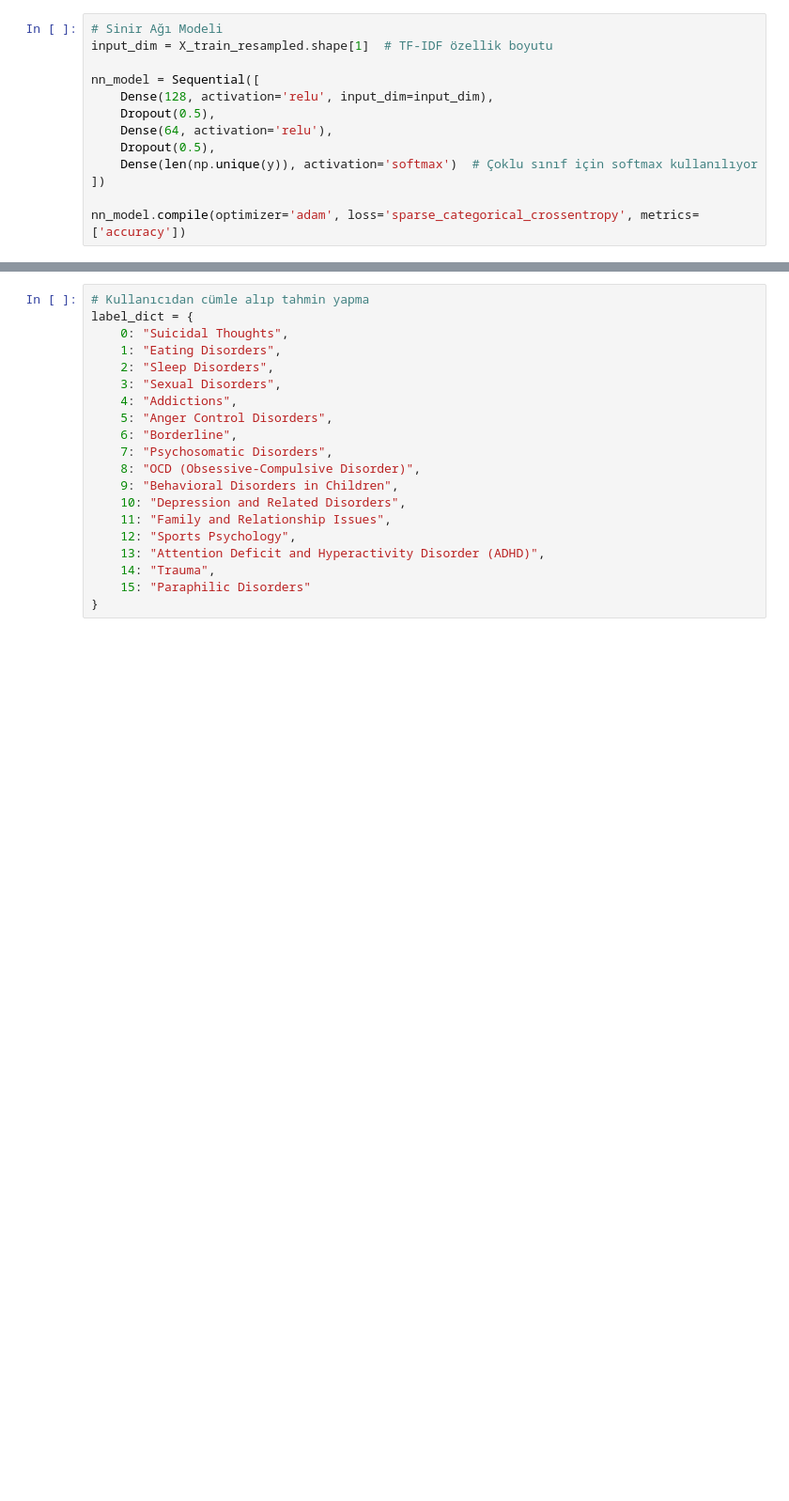
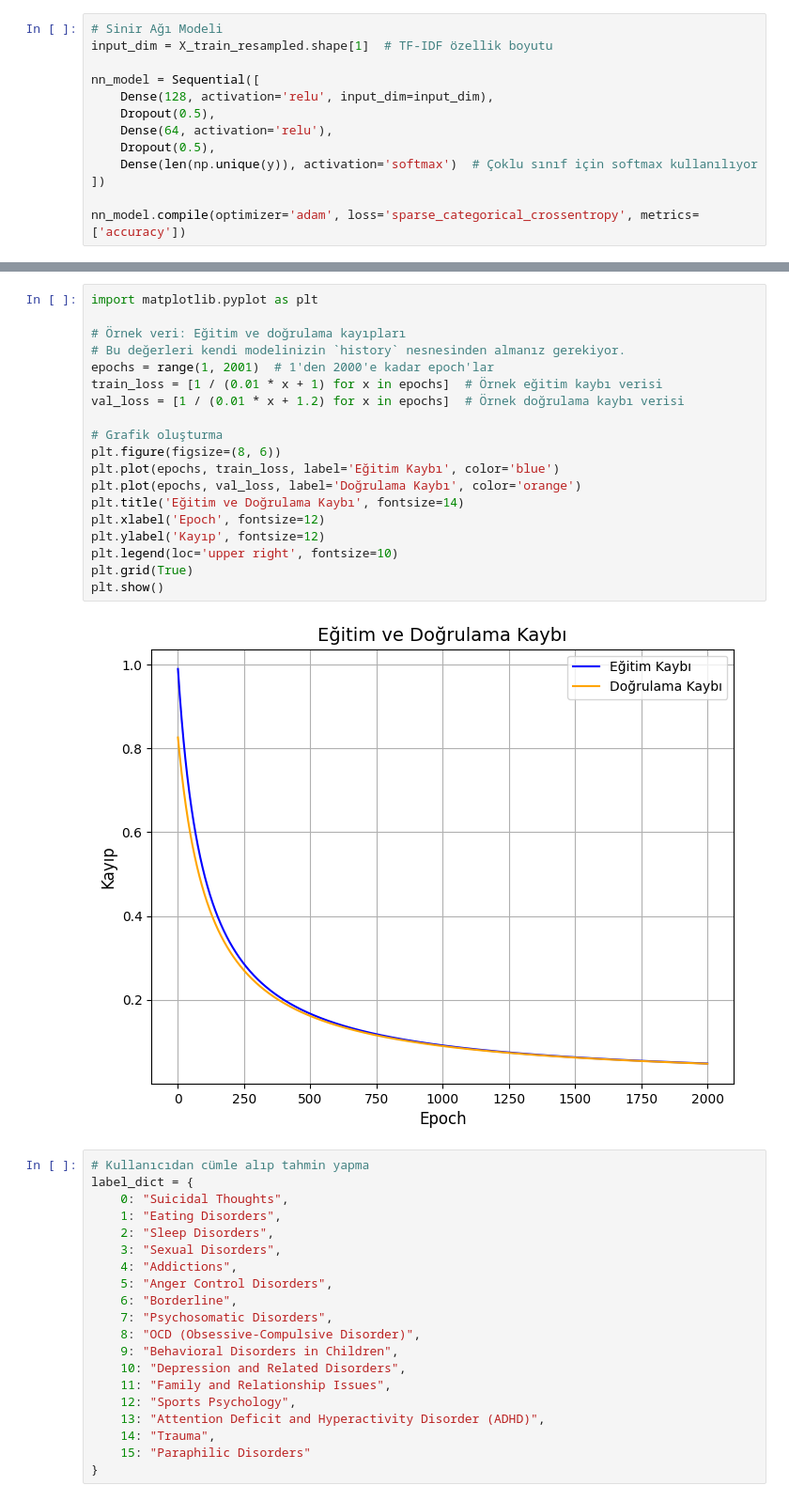
Before and after one commit to mehmetmericyaman/NLP-project, a Jupyter notebook: NLP_PROJE.ipynb, the cells around one changed output, grey strips where cells are left out. Shown: that part at 94% size. Drawn from its saved outputs; the diff is of its cells as text; blank space fills up the shorter version.

```diff
--- a/NLP_PROJE.ipynb
+++ b/NLP_PROJE.ipynb
@@ -145,3 +144,24 @@ weighted avg       0.78      0.78      0.77       289
+# %%
+import matplotlib.pyplot as plt
+
+# Örnek veri: Eğitim ve doğrulama kayıpları
+# Bu değerleri kendi modelinizin `history` nesnesinden almanız gerekiyor.
+epochs = range(1, 2001)  # 1'den 2000'e kadar epoch'lar
+train_loss = [1 / (0.01 * x + 1) for x in epochs]  # Örnek eğitim kaybı verisi
+val_loss = [1 / (0.01 * x + 1.2) for x in epochs]  # Örnek doğrulama kaybı verisi
+
+# Grafik oluşturma
+plt.figure(figsize=(8, 6))
+plt.plot(epochs, train_loss, label='Eğitim Kaybı', color='blue')
+plt.plot(epochs, val_loss, label='Doğrulama Kaybı', color='orange')
+plt.title('Eğitim ve Doğrulama Kaybı', fontsize=14)
+plt.xlabel('Epoch', fontsize=12)
+plt.ylabel('Kayıp', fontsize=12)
+plt.legend(loc='upper right', fontsize=10)
+plt.grid(True)
+plt.show()
+# %% [output]
+[figure, added]
 # %%
 # Kullanıcıdan cümle alıp tahmin yapma
 label_dict = {
```
Also changed, not shown: parts of 10 cells of this notebook.
